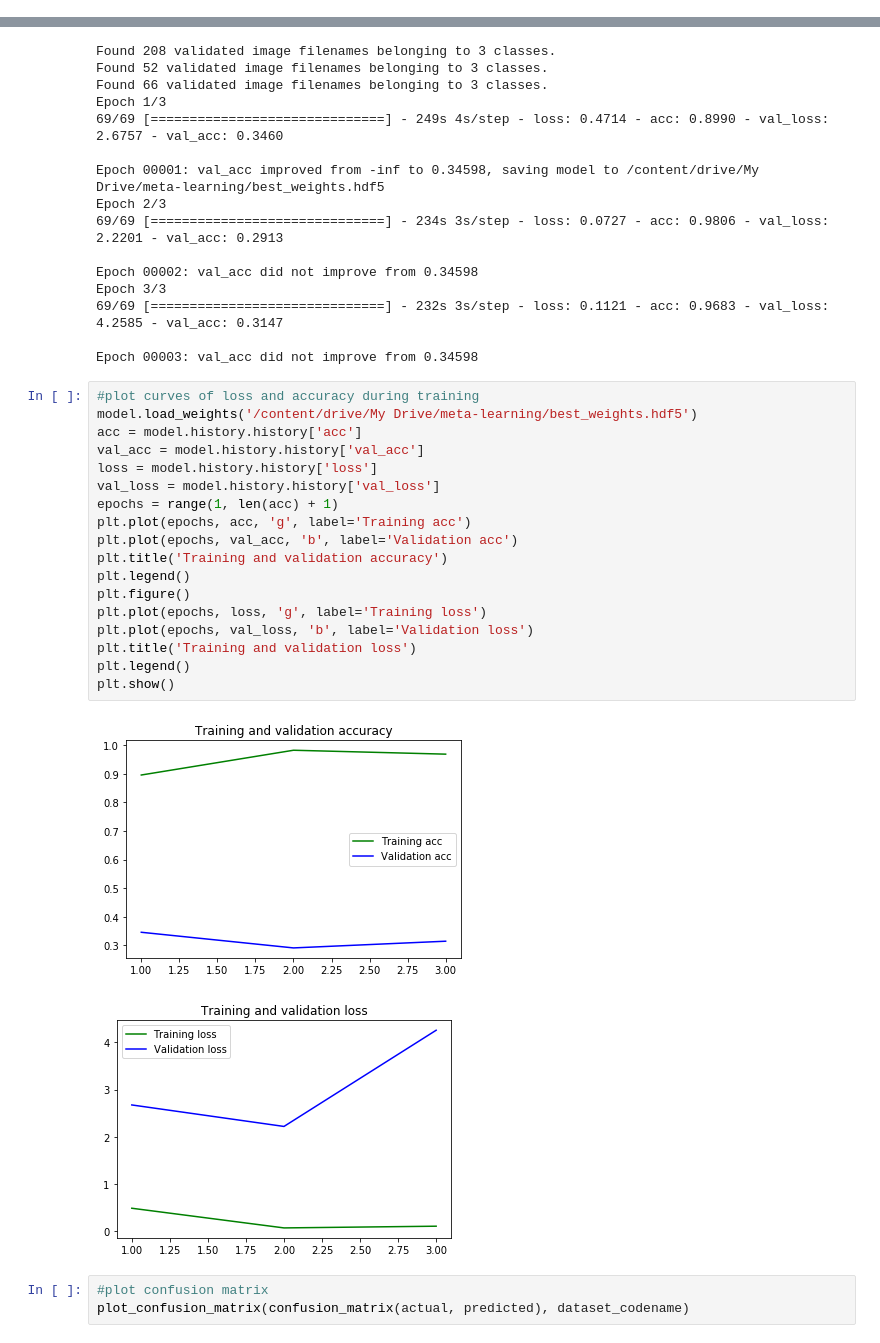
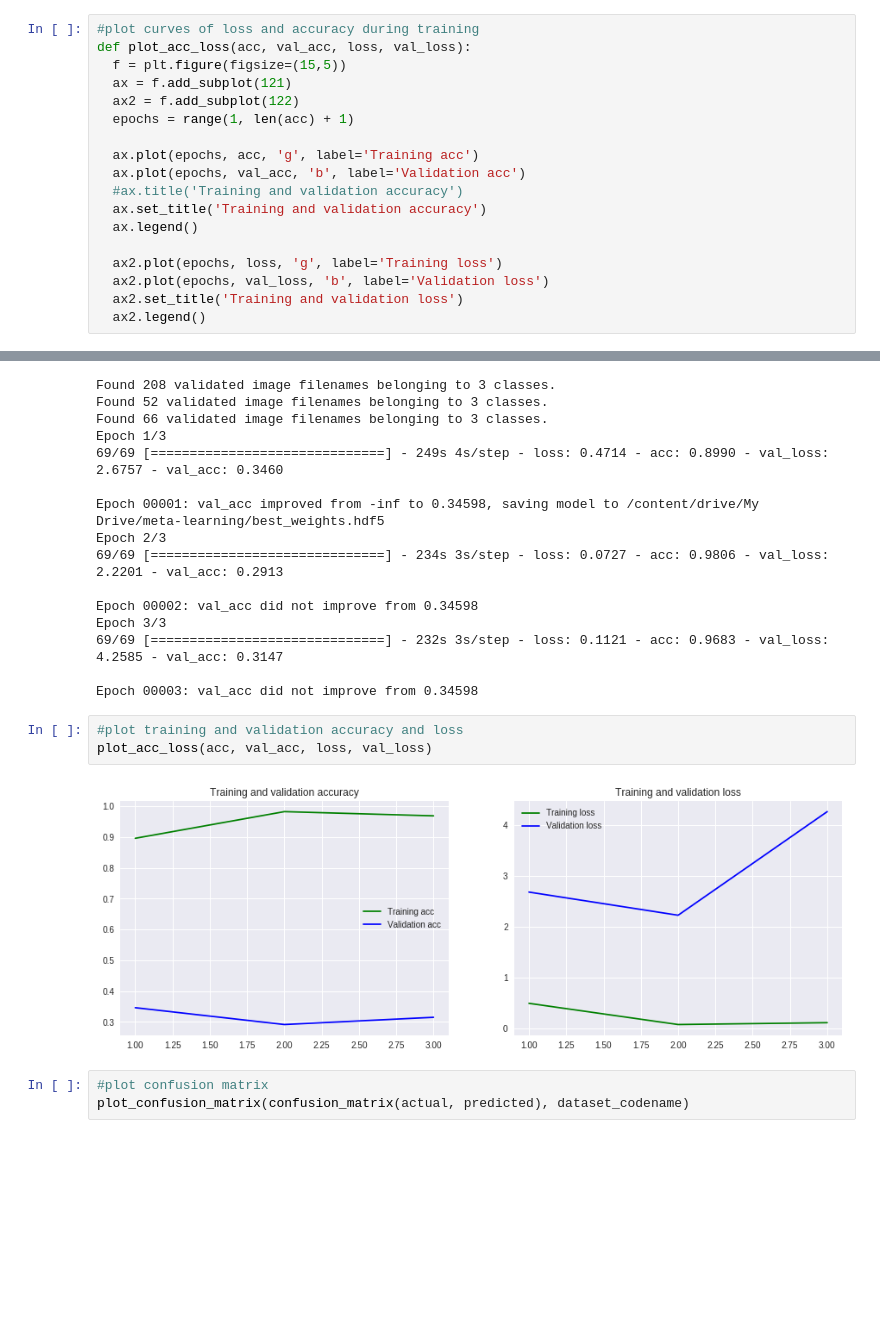
Before and after one commit to montjoile/Meta-learning, a Jupyter notebook: bias_testing.ipynb, the cells around one changed output, grey strips where cells are left out. Saved outputs shown, nothing was run; the diff lists cells and outputs as text; blank space fills up the shorter version.

```diff
--- a/bias_testing.ipynb
+++ b/bias_testing.ipynb
@@ -258,0 +271,18 @@ def plot_classification_report(y_true, y_pred, class_names, figsize=(10, 10), ax
+# %%
+#plot curves of loss and accuracy during training
+def plot_acc_loss(acc, val_acc, loss, val_loss):
+  f = plt.figure(figsize=(15,5))
+  ax = f.add_subplot(121)
+  ax2 = f.add_subplot(122)
+  epochs = range(1, len(acc) + 1)
+
+  ax.plot(epochs, acc, 'g', label='Training acc')
+  ax.plot(epochs, val_acc, 'b', label='Validation acc')
+  #ax.title('Training and validation accuracy')
+  ax.set_title('Training and validation accuracy')
+  ax.legend()
+
+  ax2.plot(epochs, loss, 'g', label='Training loss')
+  ax2.plot(epochs, val_loss, 'b', label='Validation loss')
+  ax2.set_title('Training and validation loss')
+  ax2.legend()
@@ -301,27 +332,11 @@ Epoch 3/3
 69/69 [==============================] - 232s 3s/step - loss: 0.1121 - acc: 0.9683 - val_loss: 4.2585 - val_acc: 0.3147
 
 Epoch 00003: val_acc did not improve from 0.34598
-# %%
-#plot curves of loss and accuracy during training
-model.load_weights('/content/drive/My Drive/meta-learning/best_weights.hdf5')
-acc = model.history.history['acc']
-val_acc = model.history.history['val_acc']
-loss = model.history.history['loss']
-val_loss = model.history.history['val_loss']
-epochs = range(1, len(acc) + 1)
-plt.plot(epochs, acc, 'g', label='Training acc')
-plt.plot(epochs, val_acc, 'b', label='Validation acc')
-plt.title('Training and validation accuracy')
-plt.legend()
-plt.figure()
-plt.plot(epochs, loss, 'g', label='Training loss')
-plt.plot(epochs, val_loss, 'b', label='Validation loss')
-plt.title('Training and validation loss')
-plt.legend()
-plt.show()
-# %% [output]
-[figure, removed]
-[figure, removed]
+# %%
+#plot training and validation accuracy and loss
+plot_acc_loss(acc, val_acc, loss, val_loss)
+# %% [output]
+[figure, added]
 # %%
 #plot confusion matrix
 plot_confusion_matrix(confusion_matrix(actual, predicted), dataset_codename)
```
Also changed, not shown: parts of 5 cells of this notebook.
